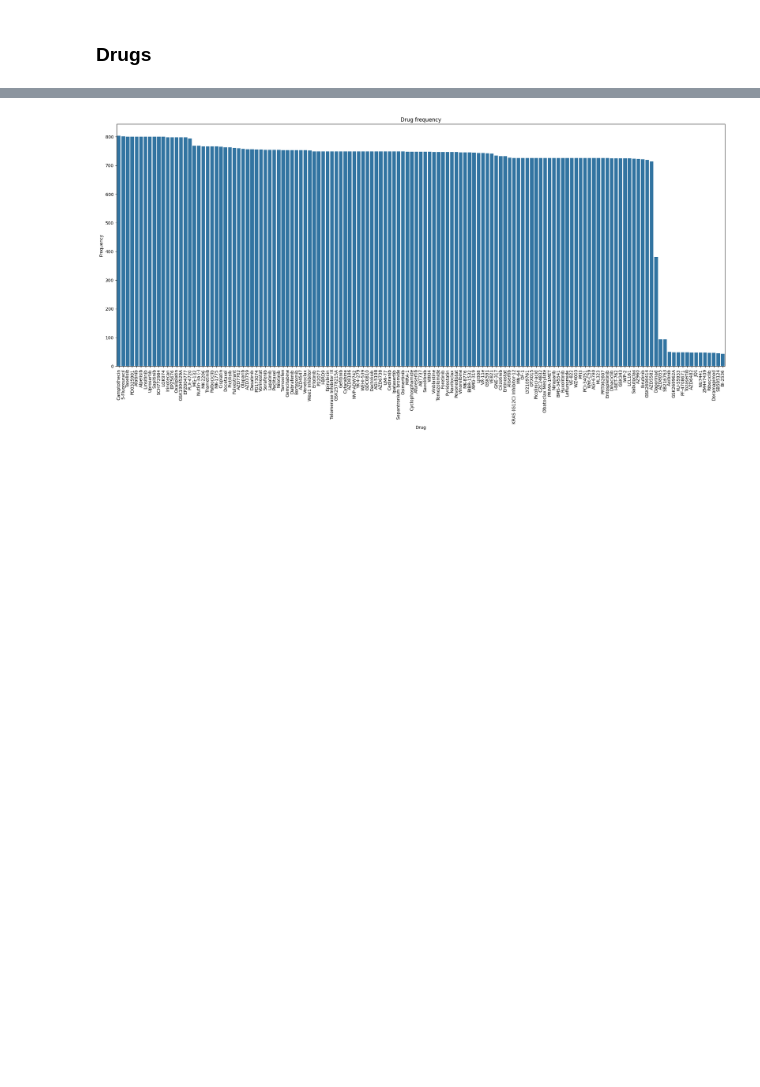
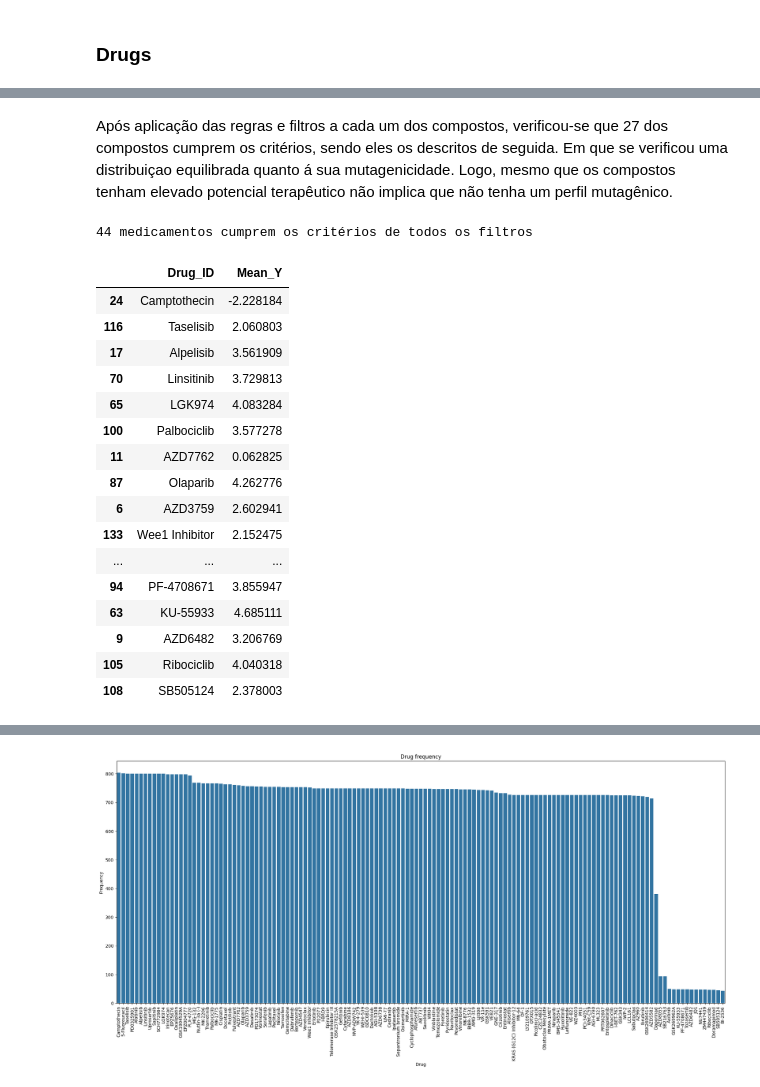
Before and after one commit to paulo-seixal/drug_sensitivity, a Jupyter notebook: exploration.ipynb, the cells around one changed output, grey strips where cells are left out. Cells and saved outputs as stored; diff of their text form; code cells hidden in the pictures; blank space fills up the shorter version.

```diff
--- a/exploration.ipynb
+++ b/exploration.ipynb
@@ -164,3 +278,32 @@ PandasTools.AddMoleculeColumnToFrame(drugs, 'Drug')
+# %% [markdown]
+Após aplicação das regras e filtros a cada um dos compostos, verificou-se que 27 dos compostos cumprem os critérios, sendo eles os descritos de seguida. Em que se verificou uma distribuiçao equilibrada quanto á sua mutagenicidade. Logo, mesmo que os compostos tenham elevado potencial terapêutico não implica que não tenha um perfil mutagênico.
+# %%
+if (df_filters['pass_all'] == 1).any():
+    print(f"{(df_filters['pass_all'] == 1).sum()} medicamentos cumprem os critérios de todos os filtros")
+else:
+    print("Nenhum medicamento cumpre os critérios de todos os filtros")
+# %% [output]
+44 medicamentos cumprem os critérios de todos os filtros
+# %%
+drugs[df_filters['pass_all'] == 1][['Drug_ID', 'Mean_Y']]
+# %% [output]
+|  | Drug_ID | Mean_Y |
+| 24 | Camptothecin | -2.228184 |
+| 116 | Taselisib | 2.060803 |
+| 17 | Alpelisib | 3.561909 |
+| 70 | Linsitinib | 3.729813 |
+| 65 | LGK974 | 4.083284 |
+| 100 | Palbociclib | 3.577278 |
+| 11 | AZD7762 | 0.062825 |
+| 87 | Olaparib | 4.262776 |
+| 6 | AZD3759 | 2.602941 |
+| 133 | Wee1 Inhibitor | 2.152475 |
+| ... | ... | ... |
+| 94 | PF-4708671 | 3.855947 |
+| 63 | KU-55933 | 4.685111 |
+| 9 | AZD6482 | 3.206769 |
+| 105 | Ribociclib | 4.040318 |
+| 108 | SB505124 | 2.378003 |
 # %%
 top_20_drugs = drugs.head(20)
 # %%
```
Also changed, not shown: parts of 7 cells of this notebook.
